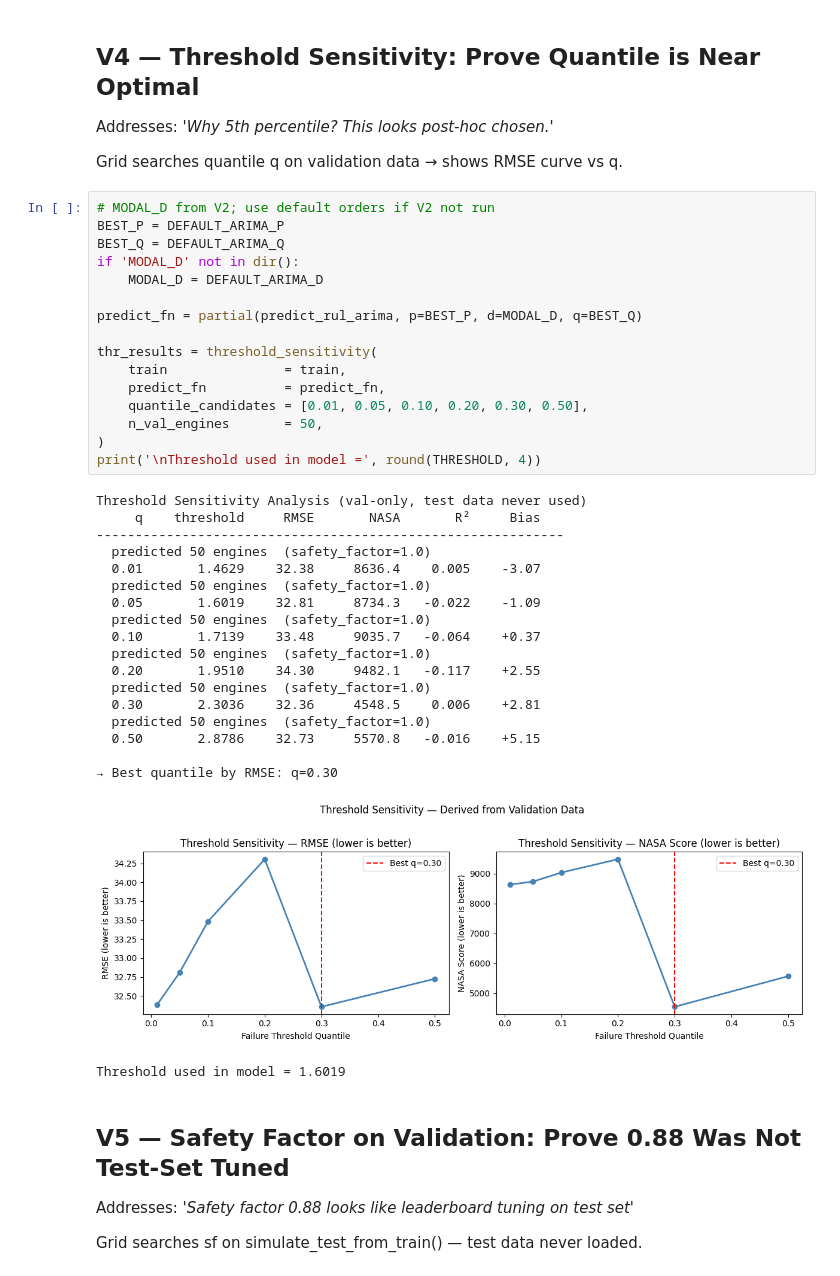
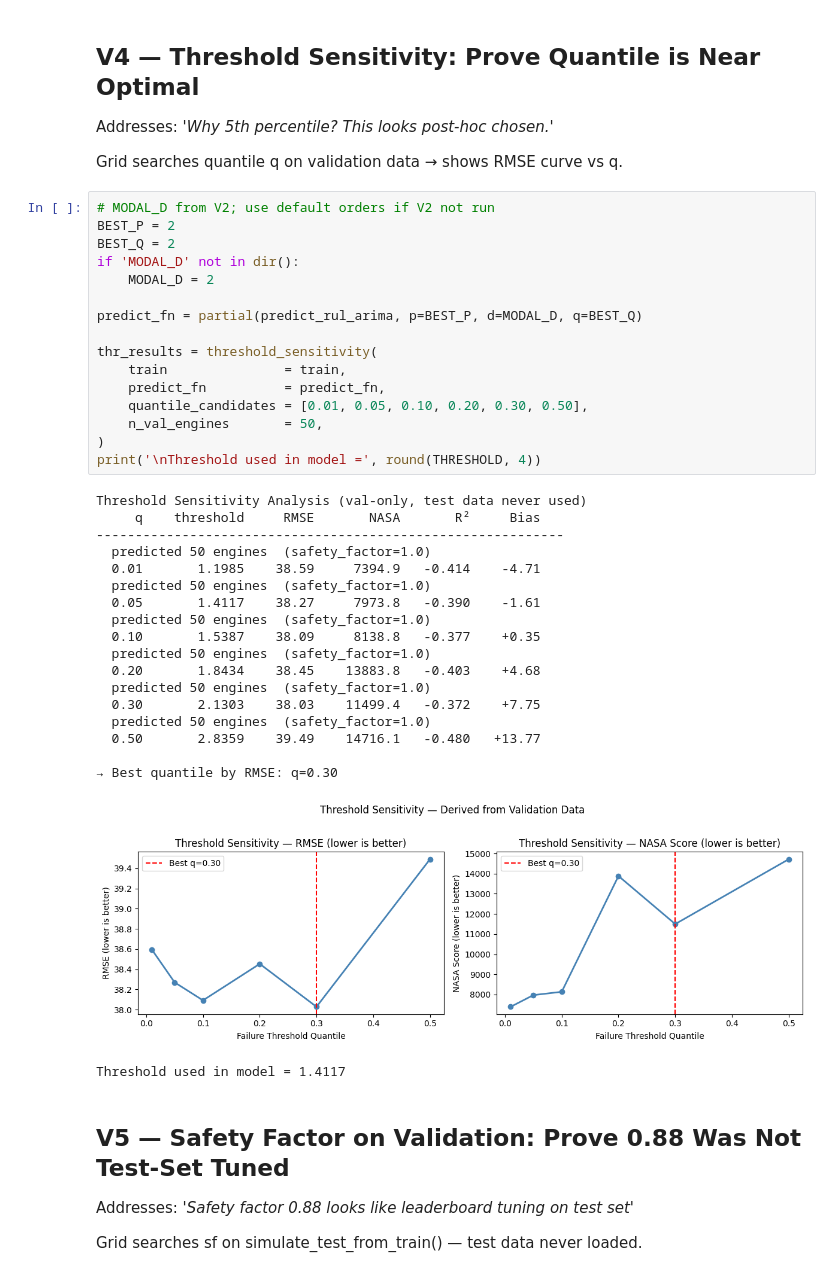
Before and after one commit to DhruvParmar051/Aircraft-Engine-Failure-Forecasting, a Jupyter notebook: experiments/02_classical_models/proof.ipynb, the cells around one changed output. Drawn from its saved outputs; the diff is of its cells as text.

```diff
--- a/experiments/02_classical_models/proof.ipynb
+++ b/experiments/02_classical_models/proof.ipynb
@@ -210,40 +210,40 @@ Addresses: *'Why 5th percentile? This looks post-hoc chosen.'*
 Grid searches quantile q on validation data → shows RMSE curve vs q.
 # %%
 # MODAL_D from V2; use default orders if V2 not run
-BEST_P = DEFAULT_ARIMA_P
-BEST_Q = DEFAULT_ARIMA_Q
+BEST_P = 2
+BEST_Q = 2
 if 'MODAL_D' not in dir():
-    MODAL_D = DEFAULT_ARIMA_D
+    MODAL_D = 2
 
 predict_fn = partial(predict_rul_arima, p=BEST_P, d=MODAL_D, q=BEST_Q)
 
 thr_results = threshold_sensitivity(
     train               = train,
     predict_fn          = predict_fn,
     quantile_candidates = [0.01, 0.05, 0.10, 0.20, 0.30, 0.50],
     n_val_engines       = 50,
 )
 print('\nThreshold used in model =', round(THRESHOLD, 4))
 # %% [output]
 Threshold Sensitivity Analysis (val-only, test data never used)
      q    threshold     RMSE       NASA       R²     Bias
 ------------------------------------------------------------
   predicted 50 engines  (safety_factor=1.0)
-  0.01       1.4629    32.38     8636.4    0.005    -3.07
+  0.01       1.1985    38.59     7394.9   -0.414    -4.71
   predicted 50 engines  (safety_factor=1.0)
-  0.05       1.6019    32.81     8734.3   -0.022    -1.09
+  0.05       1.4117    38.27     7973.8   -0.390    -1.61
   predicted 50 engines  (safety_factor=1.0)
-  0.10       1.7139    33.48     9035.7   -0.064    +0.37
+  0.10       1.5387    38.09     8138.8   -0.377    +0.35
   predicted 50 engines  (safety_factor=1.0)
-  0.20       1.9510    34.30     9482.1   -0.117    +2.55
+  0.20       1.8434    38.45    13883.8   -0.403    +4.68
   predicted 50 engines  (safety_factor=1.0)
-  0.30       2.3036    32.36     4548.5    0.006    +2.81
+  0.30       2.1303    38.03    11499.4   -0.372    +7.75
   predicted 50 engines  (safety_factor=1.0)
-  0.50       2.8786    32.73     5570.8   -0.016    +5.15
+  0.50       2.8359    39.49    14716.1   -0.480   +13.77
 
 → Best quantile by RMSE: q=0.30
-[figure, old version]
+[figure, new version]
-Threshold used in model = 1.6019
+Threshold used in model = 1.4117
 # %% [markdown]
 ## V5 — Safety Factor on Validation: Prove 0.88 Was Not Test-Set Tuned
 
```
Also changed, not shown: parts of 7 cells of this notebook.
